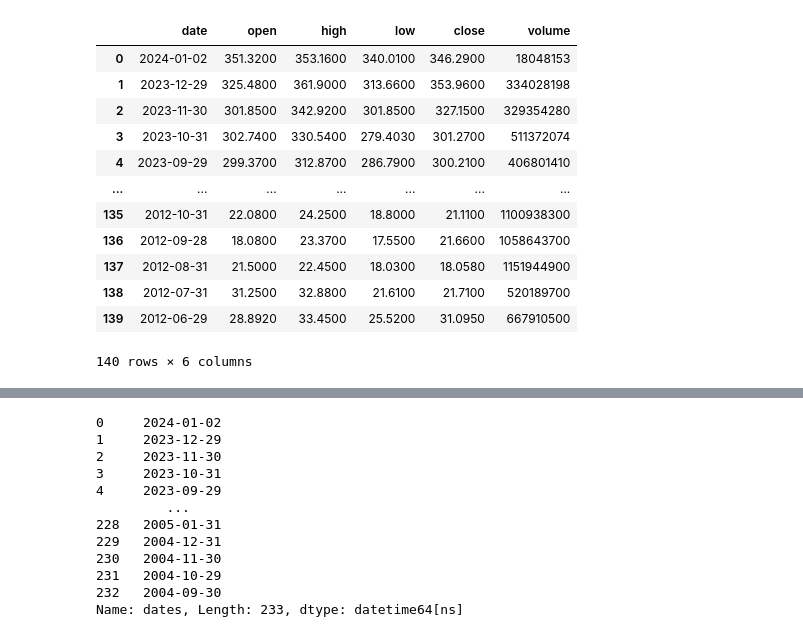
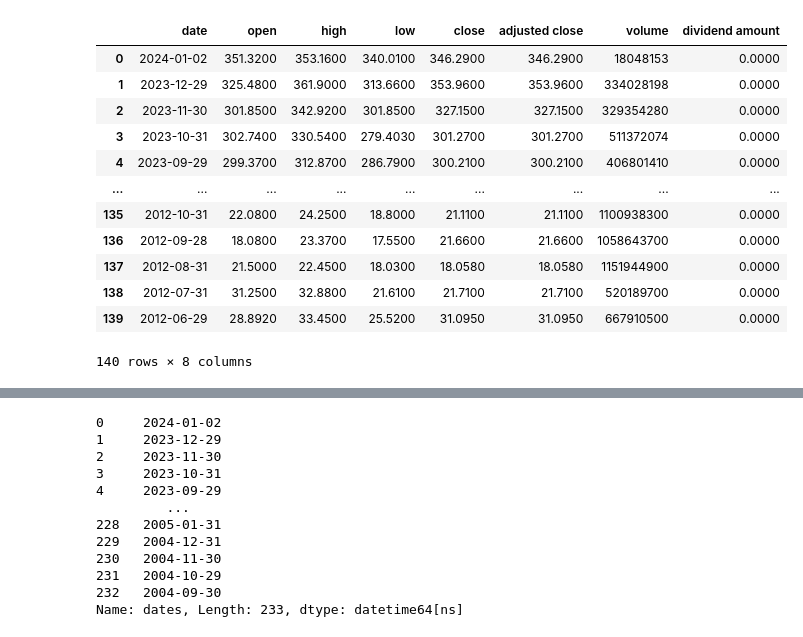
Before and after one commit to emmarush24/Data-Project-3, a Jupyter notebook: Data-Project-3.ipynb, the cells around one changed output, grey strips where cells are left out. Cells and saved outputs as stored; diff of their text form; code cells hidden in the pictures.

```diff
--- a/Data-Project-3.ipynb
+++ b/Data-Project-3.ipynb
@@ -7,7 +9,8 @@ import matplotlib.pyplot as plt
 # %%
-apikey = "EV1DTA3FP15KJHP6"
+#apikey = "EV1DTA3FP15KJHP6"
+apikey = "8Q3LZ73C8CFKKH1Q"
 stocks = ['GOOGL', 'AMZN', 'AAPL', 'META', 'MSFT', 'SNAP']
-url = 'https://www.alphavantage.co/query?function=TIME_SERIES_MONTHLY&interval=5min&apikey=' + 'apikey' + '&symbol='
+url = 'https://www.alphavantage.co/query?function=TIME_SERIES_MONTHLY_ADJUSTED&interval=5min&apikey=' + 'apikey' + '&symbol='
 data = []
 
 for stock in stocks:
@@ -93,25 +102,27 @@ apple
 # %%
-meta = pd.DataFrame(data[3]['Monthly Time Series']).T
+meta = pd.DataFrame(data[3]['Monthly Adjusted Time Series']).T
 meta = meta.reset_index()
 meta = meta.rename(columns = {'index': 'date',
                                  '1. open': 'open',
                                  '2. high': 'high',
                                  '3. low': 'low',
                                  '4. close': 'close',
-                                 '5. volume': 'volume'})
+                                '5. adjusted close': 'adjusted close',
+                                 '6. volume': 'volume',
+                                 '7. dividend amount': 'dividend amount'})
 meta
 # %% [output]
-|  | date | open | high | low | close | volume |
-| 0 | 2024-01-02 | 351.3200 | 353.1600 | 340.0100 | 346.2900 | 18048153 |
-| 1 | 2023-12-29 | 325.4800 | 361.9000 | 313.6600 | 353.9600 | 334028198 |
-| 2 | 2023-11-30 | 301.8500 | 342.9200 | 301.8500 | 327.1500 | 329354280 |
-| 3 | 2023-10-31 | 302.7400 | 330.5400 | 279.4030 | 301.2700 | 511372074 |
-| 4 | 2023-09-29 | 299.3700 | 312.8700 | 286.7900 | 300.2100 | 406801410 |
-| ... | ... | ... | ... | ... | ... | ... |
-| 135 | 2012-10-31 | 22.0800 | 24.2500 | 18.8000 | 21.1100 | 1100938300 |
-| 136 | 2012-09-28 | 18.0800 | 23.3700 | 17.5500 | 21.6600 | 1058643700 |
-| 137 | 2012-08-31 | 21.5000 | 22.4500 | 18.0300 | 18.0580 | 1151944900 |
-| 138 | 2012-07-31 | 31.2500 | 32.8800 | 21.6100 | 21.7100 | 520189700 |
-| 139 | 2012-06-29 | 28.8920 | 33.4500 | 25.5200 | 31.0950 | 667910500 |
+|  | date | open | high | low | close | adjusted close | volume | dividend amount |
+| 0 | 2024-01-02 | 351.3200 | 353.1600 | 340.0100 | 346.2900 | 346.2900 | 18048153 | 0.0000 |
+| 1 | 2023-12-29 | 325.4800 | 361.9000 | 313.6600 | 353.9600 | 353.9600 | 334028198 | 0.0000 |
+| 2 | 2023-11-30 | 301.8500 | 342.9200 | 301.8500 | 327.1500 | 327.1500 | 329354280 | 0.0000 |
+| 3 | 2023-10-31 | 302.7400 | 330.5400 | 279.4030 | 301.2700 | 301.2700 | 511372074 | 0.0000 |
+| 4 | 2023-09-29 | 299.3700 | 312.8700 | 286.7900 | 300.2100 | 300.2100 | 406801410 | 0.0000 |
+| ... | ... | ... | ... | ... | ... | ... | ... | ... |
+| 135 | 2012-10-31 | 22.0800 | 24.2500 | 18.8000 | 21.1100 | 21.1100 | 1100938300 | 0.0000 |
+| 136 | 2012-09-28 | 18.0800 | 23.3700 | 17.5500 | 21.6600 | 21.6600 | 1058643700 | 0.0000 |
+| 137 | 2012-08-31 | 21.5000 | 22.4500 | 18.0300 | 18.0580 | 18.0580 | 1151944900 | 0.0000 |
+| 138 | 2012-07-31 | 31.2500 | 32.8800 | 21.6100 | 21.7100 | 21.7100 | 520189700 | 0.0000 |
+| 139 | 2012-06-29 | 28.8920 | 33.4500 | 25.5200 | 31.0950 | 31.0950 | 667910500 | 0.0000 |
-140 rows × 6 columns
+140 rows × 8 columns
 # %%
```
Also changed, not shown: parts of 30 cells of this notebook.
